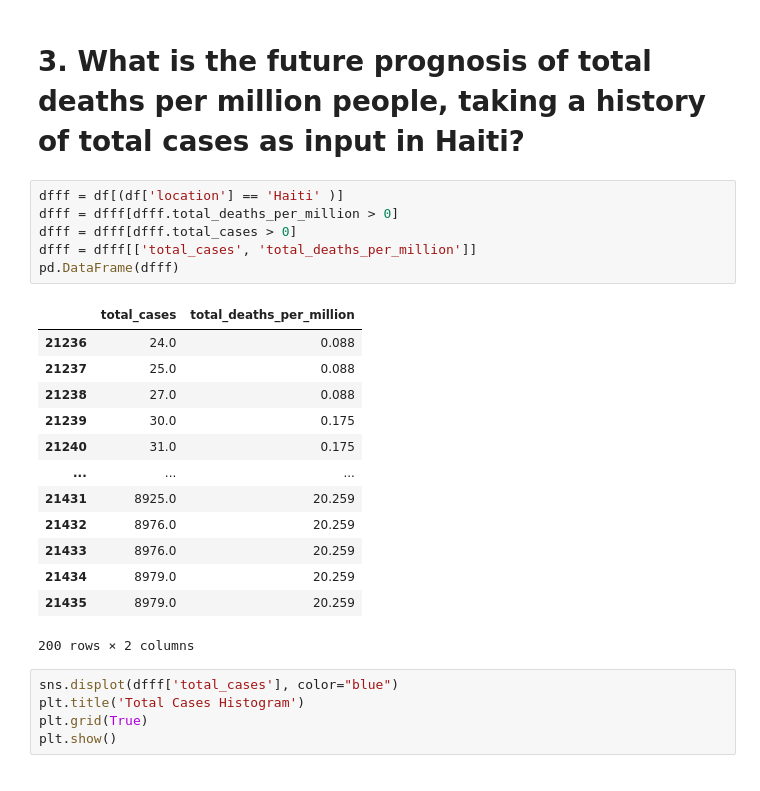
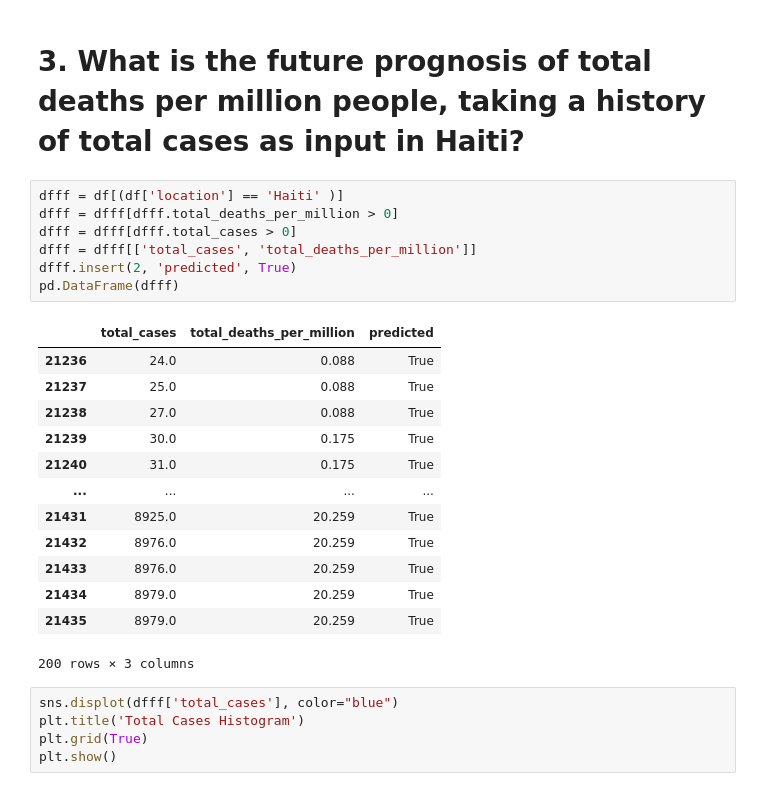
Before and after one commit to Viliuskerutis/AML, a Jupyter notebook: AML_MP1_Kerutis.ipynb, the cells around one changed output. Cells and saved outputs as stored; diff of their text form.

```diff
--- a/AML_MP1_Kerutis.ipynb
+++ b/AML_MP1_Kerutis.ipynb
@@ -247,23 +247,24 @@ A possible explanation could be that even though the countries with higher HDI p
 # %%
 dfff = df[(df['location'] == 'Haiti' )]
 dfff = dfff[dfff.total_deaths_per_million > 0]
 dfff = dfff[dfff.total_cases > 0]
 dfff = dfff[['total_cases', 'total_deaths_per_million']]
+dfff.insert(2, 'predicted', True)
 pd.DataFrame(dfff)
 # %% [output]
-|  | total_cases | total_deaths_per_million |
-| 21236 | 24.0 | 0.088 |
-| 21237 | 25.0 | 0.088 |
-| 21238 | 27.0 | 0.088 |
-| 21239 | 30.0 | 0.175 |
-| 21240 | 31.0 | 0.175 |
-| ... | ... | ... |
-| 21431 | 8925.0 | 20.259 |
-| 21432 | 8976.0 | 20.259 |
-| 21433 | 8976.0 | 20.259 |
-| 21434 | 8979.0 | 20.259 |
-| 21435 | 8979.0 | 20.259 |
+|  | total_cases | total_deaths_per_million | predicted |
+| 21236 | 24.0 | 0.088 | True |
+| 21237 | 25.0 | 0.088 | True |
+| 21238 | 27.0 | 0.088 | True |
+| 21239 | 30.0 | 0.175 | True |
+| 21240 | 31.0 | 0.175 | True |
+| ... | ... | ... | ... |
+| 21431 | 8925.0 | 20.259 | True |
+| 21432 | 8976.0 | 20.259 | True |
+| 21433 | 8976.0 | 20.259 | True |
+| 21434 | 8979.0 | 20.259 | True |
+| 21435 | 8979.0 | 20.259 | True |
-200 rows × 2 columns
+200 rows × 3 columns
 # %%
 sns.displot(dfff['total_cases'], color="blue")
 plt.title('Total Cases Histogram')
```
Also changed, not shown: parts of 1 cell of this notebook.
